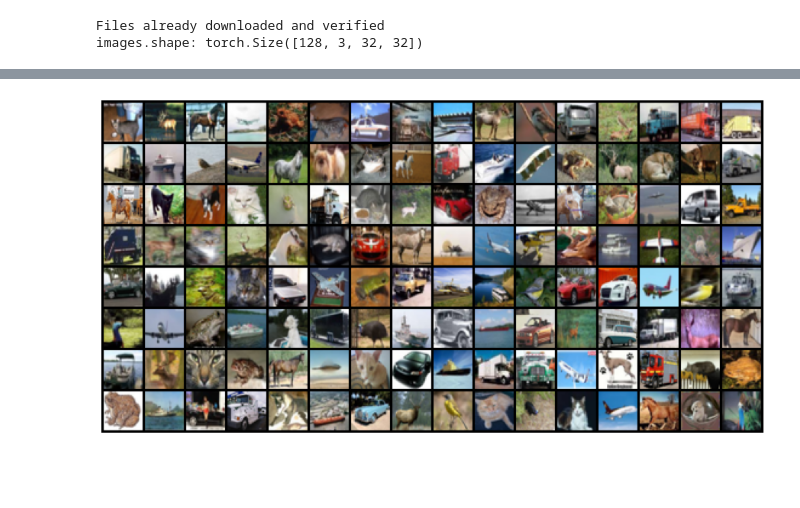
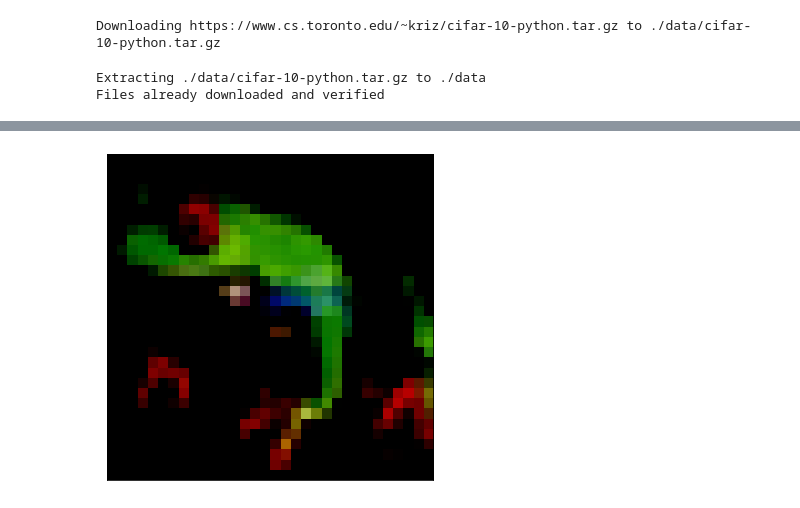
Before and after one commit to UWARG/autonomy-bootcamp, a Jupyter notebook: NT_WARG_CV_bootcamp.ipynb, the cells around one changed output, grey strips where cells are left out. Drawn from its saved outputs; the diff is of its cells as text; code cells hidden in the pictures; blank space fills up the shorter version.

```diff
--- a/NT_WARG_CV_bootcamp.ipynb
+++ b/NT_WARG_CV_bootcamp.ipynb
@@ -3,6 +3,8 @@
 # %%
 import matplotlib.pyplot as plt
 import numpy as np
+import tarfile
+import os
 
 import torch
 import torchvision
@@ -10,14 +12,21 @@ import torchvision.transforms as transforms
 import torch.nn as nn
 import torch.nn.functional as F
 import torch.optim as optim
-from torchvision.datasets import CIFAR10
+from torchvision import datasets
+from torchvision.datasets.utils import download_url
 from torchvision.transforms import ToTensor
 from torchvision.utils import make_grid
 from torch.utils.data.dataloader import DataLoader
 from  torch.utils.data import random_split
 
-dataset = CIFAR10(root='data/', download=True, transform=ToTensor())
-test_dataset = CIFAR10(root='data/', train=False, transform = ToTensor())
+transform = transforms.Compose([
+    transforms.ToTensor(),
+    transforms.Normalize((.5,.5,.5),(.5,.5,.5))
+
+])
+
+dataset = datasets.CIFAR10(root='./data',train=True,transform=transform,download=True)
+test_dataset = datasets.CIFAR10(root='./data',train=False,transform=transform,download=True)
 
 #collect 10 classes
 classes = dataset.classes
@@ -30,55 +39,27 @@ for v, index in dataset:
     class_count[label] = 0
   class_count[label] +=1
 
-torch.manual_seed(43) #ensures we get the same validation set each time (validation set contains 5000 images, 10% of the dataset)
-val_size = 500
+torch.manual_seed(42) #ensures we get the same validation set each time (validation set contains 5000 images, 10% of the dataset)
+val_size = 5000
 train_size = len(dataset) - val_size
 
 train_ds, val_ds = random_split(dataset, [train_size, val_size])
 
 batch_size = 128
 
+train_loader = DataLoader(train_ds, batch_size, shuffle=True, num_workers=2, pin_memory=True) #shuffle true so that batches generated in each epoch are different
+val_loader = DataLoader(val_ds, batch_size*2, num_workers=2, pin_memory=True) #validation loader is only for evaluating the model
+test_loader = DataLoader(test_dataset, batch_size*2, num_workers=2, pin_memory=True) # made pin memory true in these so that the data is pushed from the CPU to the GPU
 
-train_loader = DataLoader(train_ds, batch_size, shuffle=True, num_workers=4, pin_memory=True) #shuffle true so that batches generated in each epoch are different
-val_loader = DataLoader(val_ds, batch_size*2, num_workers=4, pin_memory=True) #validation loader is only for evaluating the model
-test_loader = DataLoader(test_dataset, batch_size*2, num_workers=4, pin_memory=True) # made pin memory true in these so that the data is pushed from the CPU to the GPU
+def show_batch(dl):
+  for images, labels in dl:
+    fig, ax = plt.subplots(figsize=(12, 6))
+    ax.set_xticks([]); ax.set_yticks([])
+    ax.imshow(make_grid(images, nrow=16).permute(1, 2, 0))
+    break
 
-for images, v in train_loader:
-  print('images.shape:', images.shape)
-  plt.figure(figsize=(16, 8))
-  plt.axis('off')
-  plt.imshow(make_grid(images, nrow=16).permute((1,2,0)))
-  break
-
-#MODEL
-def accuracy(outputs, labels):
-  _, preds = torch.max(outputs, dim=1)
-  return torch.tensor(torch.sum(preds==labels).item() / len(preds))
-
-class ImageClassificationBase(nn.Module):
-  def training_step(self, batch):
-    images, labels = batch
-    out = self(images) # Generate predictions
-    loss = F.cross_entropy(out, labels) # Calculate loss
-    return loss
-
-  def validation_step(self, batch) :
-    images, labels = batch
-    out = self(images) #Generate predictions
-    loss = F.cross_entropy(out, labels) #Calculate loss
-    acc = accuracy(out, labels) #Calculate accuracy
-    return {'val_loss' : loss.detach(), 'val_accuracy' : acc}
-
-  def validation_epoch_end(self, outputs):
-    batch_losses = [x['val_loss'] for x in outputs]
-    epoch_loss = torch.stack(batch_losses).mean() #Combine losses
-    batch_accs = [x['val_accuracy'] for x in outputs]
-    epoch_acc = torch.stack(batch_accs).mean() #Combine accuracies
-    return {'val_loss': epoch_loss.item(),'val_accuracy': epoch_acc.item()}
-
-  #summarizes end of epoch
-  def epoch_end(self, epoch, result):
-    print("Epoch [{}], val_loss: {:.4f}, val_acc: {:.4f}".format(epoch,result['val_loss'], result['val_accuracy']))
+show_batch(train_ds)
 # %% [output]
-Files already downloaded and verified
-images.shape: torch.Size([128, 3, 32, 32])
+Downloading https://www.cs.toronto.edu/~kriz/cifar-10-python.tar.gz to ./data/cifar-10-python.tar.gz
+Extracting ./data/cifar-10-python.tar.gz to ./data
+Files already downloaded and verified
@@ -85 +67 @@ images.shape: torch.Size([128, 3, 32, 32])
-[figure, old version]
+[figure, new version]
```
Also changed, not shown: parts of 16 cells of this notebook.
